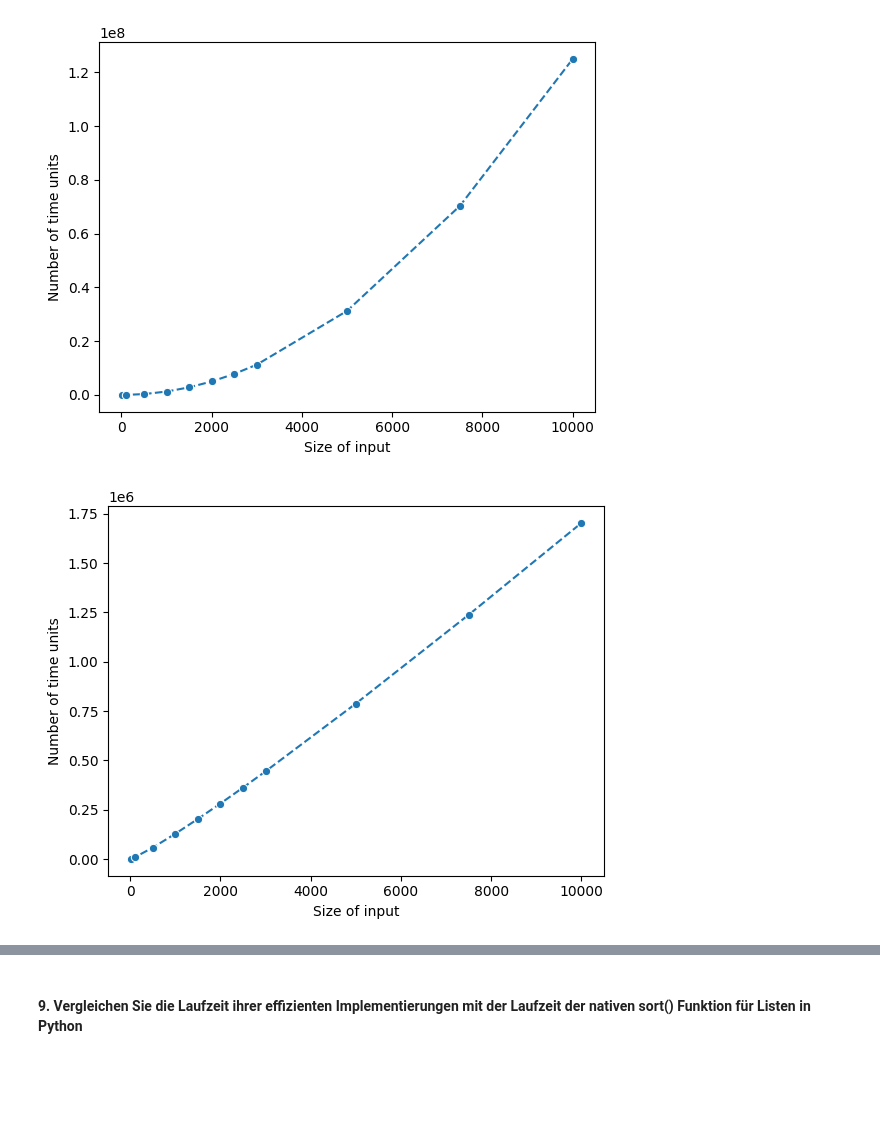
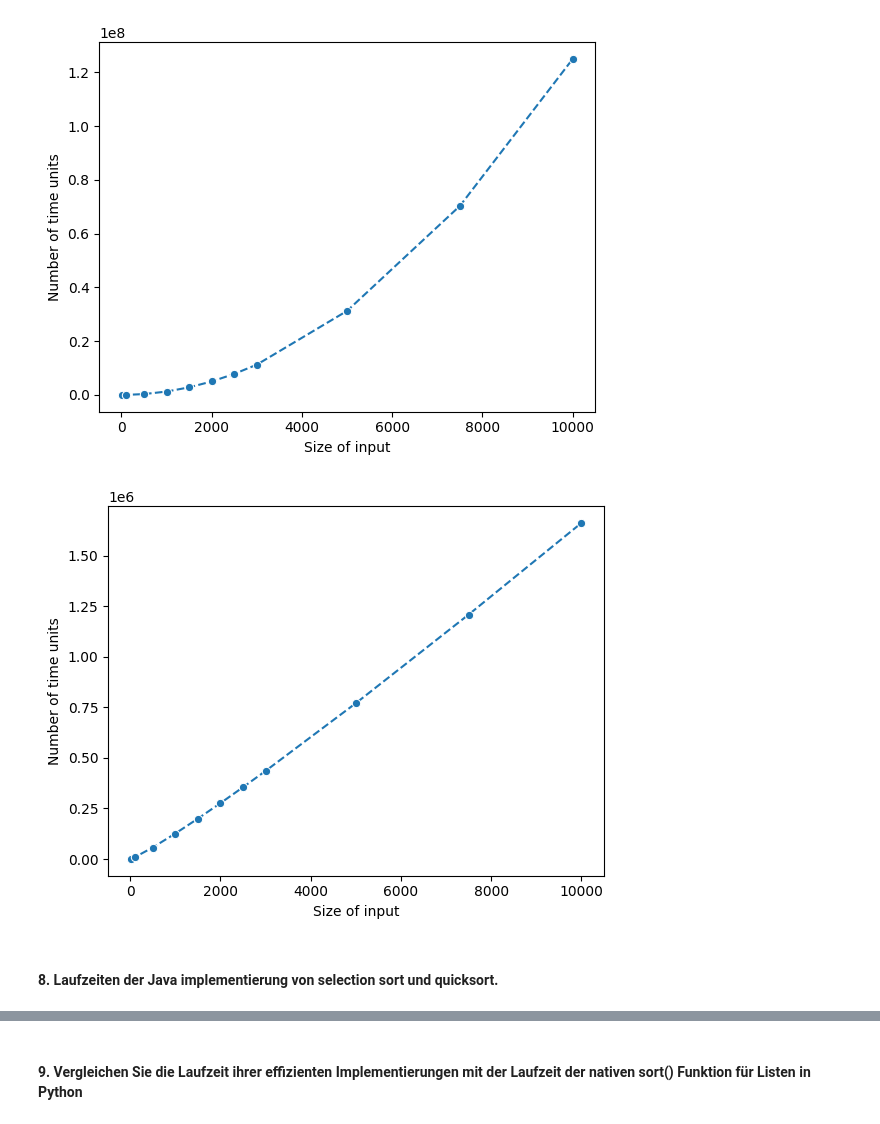
Before and after one commit to Mowodis/-bungsblatt-8, a Jupyter notebook: sorting.ipynb, the cells around one changed output, grey strips where cells are left out. Cells and saved outputs as stored; diff of their text form; code cells hidden in the pictures; blank space fills up the shorter version.

Commit message:
Added task 8,9 and 10, as well as a revsion of 7

```diff
--- a/sorting.ipynb
+++ b/sorting.ipynb
@@ -109,17 +117,18 @@ plt.show()
 # %%
 import math
 
 # Plot for quicksort
-# approximated by: 18.5 * n * log(n)    => C = 18.5
-# how this constant came to be (more or less preciecely) in README.md -> Task 7
+# approximated by: 5 * n + 17.5 * n * log(n)    => C1 = 5 for n , and C2 = 17.5 for n * log(n)
 def approximation(n):
-    return 18.5*n*math.log(n)
+    return 5*n+ 17.5*n*math.log(n)
 
 x = array_sizes
 y = map(approximation, x)
 sns.lineplot(x = x, y = y, linestyle="dashed", marker="o")
 plt.xlabel("Size of input")
 plt.ylabel("Number of time units")
 plt.show()
 # %% [output]
-[figure, old version]
+[figure, new version]
+# %% [markdown]
+#### 8. Laufzeiten der Java implementierung von selection sort und quicksort.
```
Also changed, not shown: parts of 11 cells of this notebook, 5 other files.
